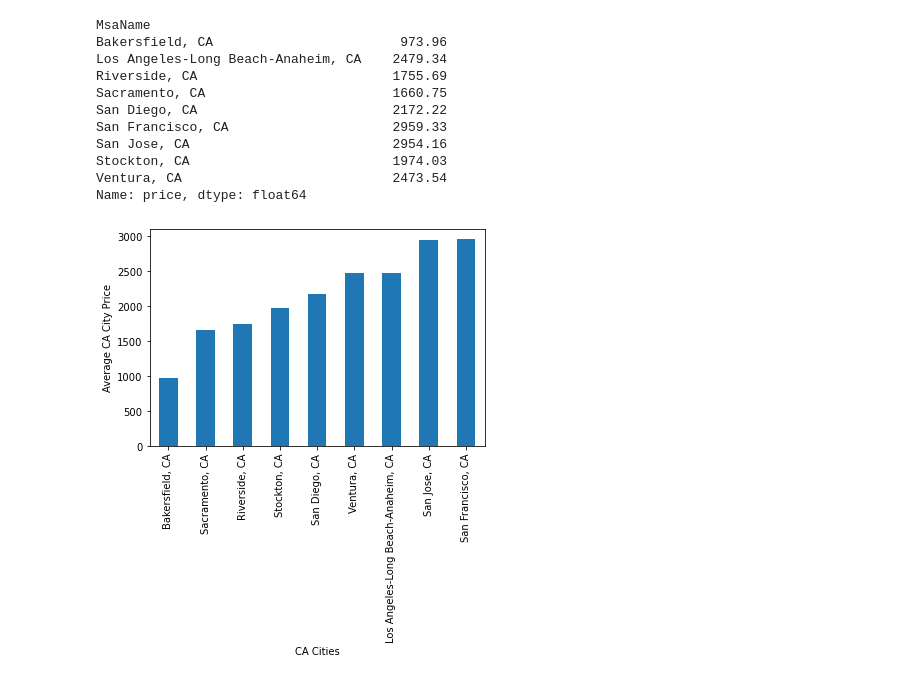
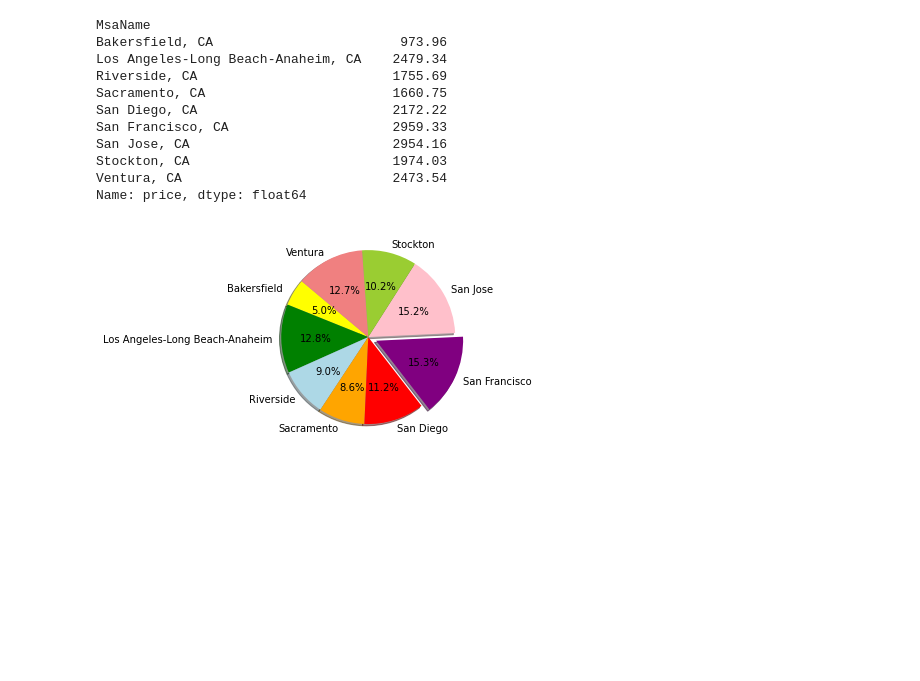
Before and after one commit to alisaghaffi/project-1, a Jupyter notebook: Rent.ipynb, the cells around one changed output. Drawn from its saved outputs; the diff is of its cells as text; code cells hidden in the pictures; blank space fills up the shorter version.

```diff
--- a/Rent.ipynb
+++ b/Rent.ipynb
@@ -201,12 +201,15 @@ Stockton, CA                          1974.03
 Ventura, CA                           2473.54
 Name: price, dtype: float64
 # %%
-cali_city_average_values.plot(kind="bar")
-plt.xlabel("CA Cities")
-plt.xticks(rotation=90)
-plt.ylabel("Average CA City Price")
+#Pie Chart for Californi
+cities = ["Bakersfield ", "Los Angeles-Long Beach-Anaheim", "Riverside", "Sacramento", "San Diego", "San Francisco", "San Jose", "Stockton", "Ventura"]
+colors = ["yellow","green","lightblue","orange","red","purple","pink","yellowgreen","lightcoral"]
+explode = (0,0,0,0,0,0.1,0,0,0)
+plt.axis("equal")
+plt.pie(cali_city_average, explode=explode,labels=cities, colors=colors,
+        autopct="%1.1f%%", shadow=True, startangle=140)
 plt.show()
 # %% [output]
-[figure, old version]
+[figure, new version]
 # %%
 cali_city_average.to_csv()
```
Also changed, not shown: parts of 3 cells of this notebook, 1 other file.
